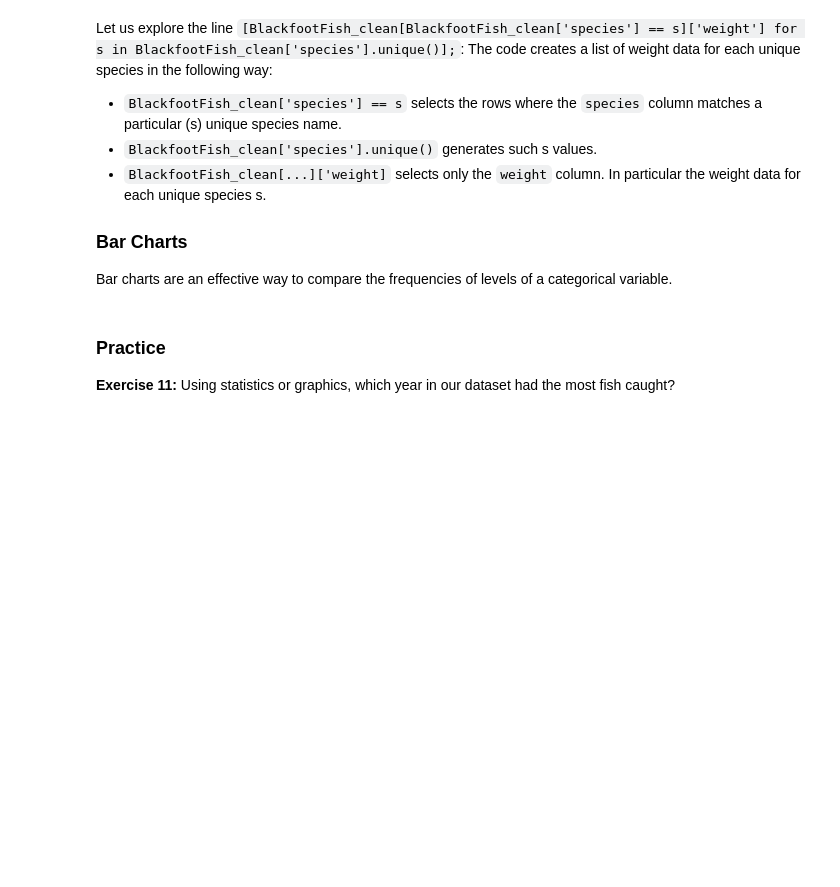
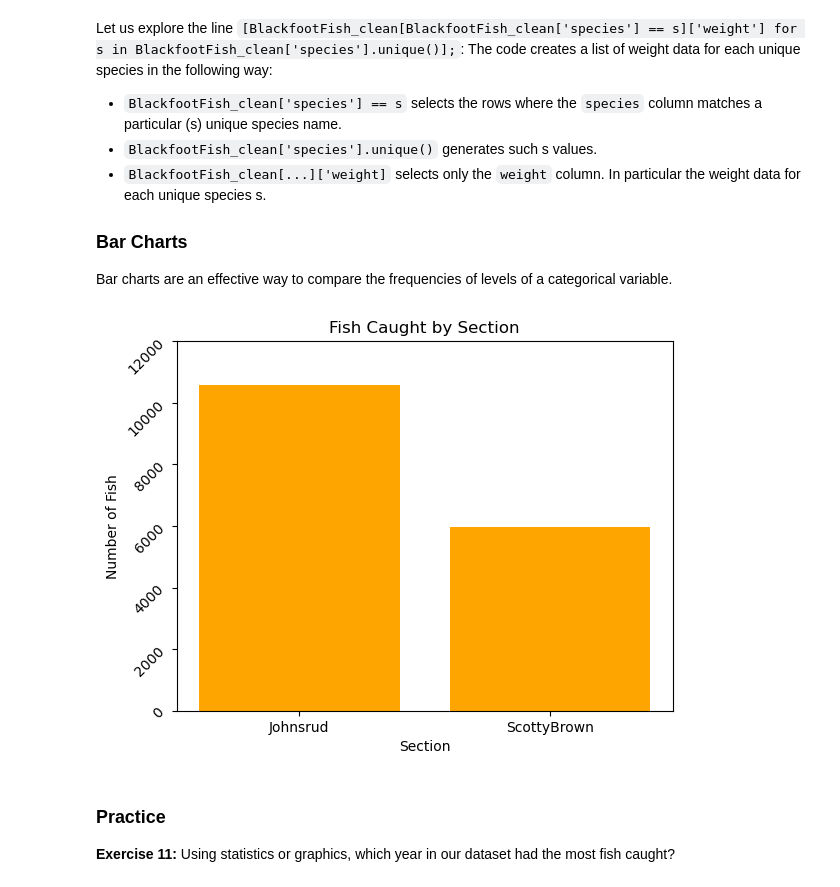
Before and after one commit to saramannheimer/data-science-r-workshops, a Jupyter notebook: Introduction to Python/AY 2024-2025/IntroPython.ipynb, the cells around one changed output. Cells and saved outputs as stored; diff of their text form; code cells hidden in the pictures; blank space fills up the shorter version.

```diff
--- a/Introduction to Python/AY 2024-2025/IntroPython.ipynb
+++ b/Introduction to Python/AY 2024-2025/IntroPython.ipynb
@@ -1027,14 +1346,18 @@ categorical variable.
 # %%
 section = BlackfootFish_clean['section'].value_counts()
 
 fig, ax_bar = plt.subplots()
 
-ax_bar.bar(section.index, section.values, color='blue')
+ax_bar.bar(section.index, section.values, color='orange')
 ax_bar.set_xlabel('Section')
 ax_bar.set_ylabel('Number of Fish')
 ax_bar.set_title('Fish Caught by Section')
+ax_bar.tick_params("y", labelrotation=45)
 ax_bar.set_ylim([0, 12000])
+
 plt.show()
+# %% [output]
+[figure, added]
 # %% [markdown]
 ### Practice
 
```
Also changed, not shown: parts of 54 cells of this notebook, 47 other files.
